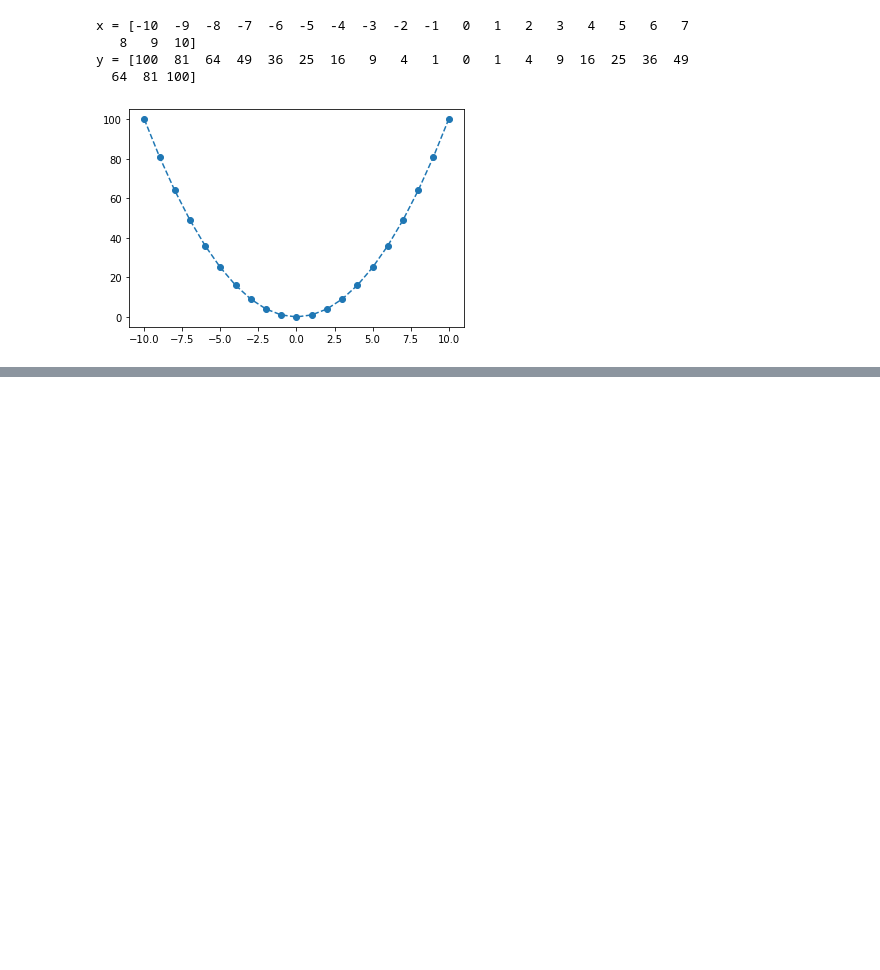
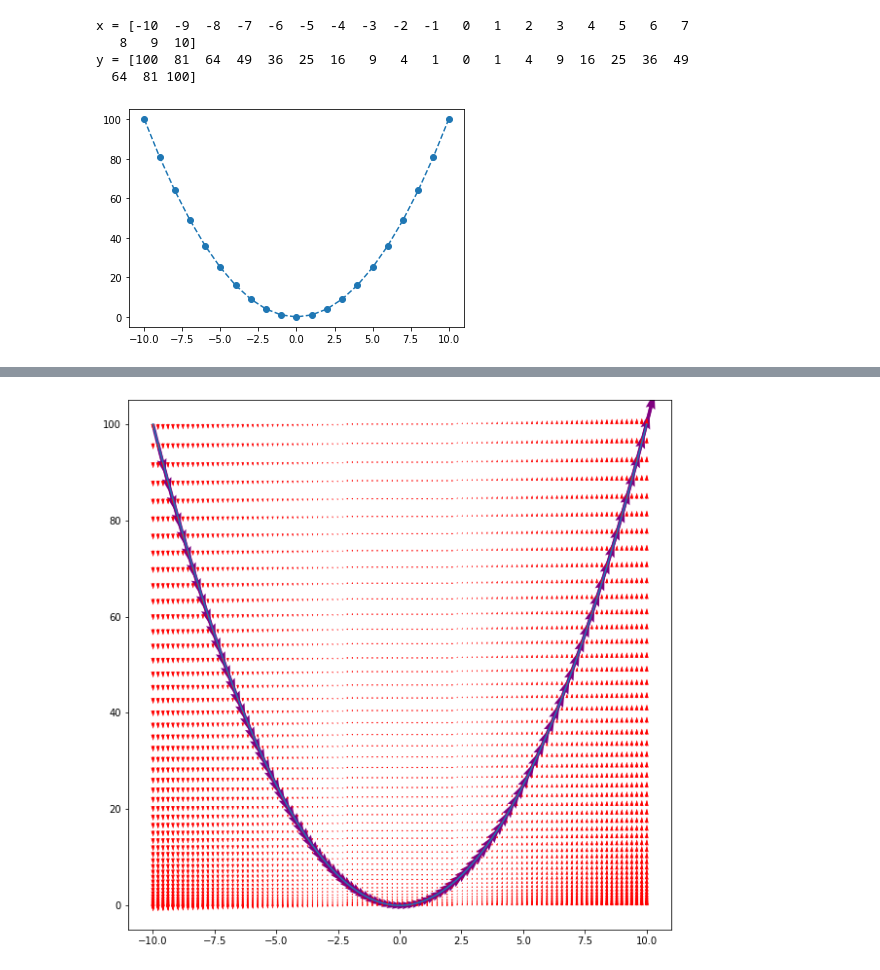
Before and after one commit to ravi4j/python_notebooks, a Jupyter notebook: Learn_plot_with_math.ipynb, the cells around one changed output, grey strips where cells are left out. Cells and saved outputs as stored; diff of their text form; code cells hidden in the pictures; blank space fills up the shorter version.

```diff
--- a/Learn_plot_with_math.ipynb
+++ b/Learn_plot_with_math.ipynb
@@ -107,0 +158,22 @@ dxdy = [1.0, 0.9994000299999999, 0.9988001200000003, 0.9982002700000003, 0.99760
+# %%
+import matplotlib.pylab as plt
+import numpy as np
+
+nx =.3
+ny =.3
+xf = np.arange(-3, 3, nx)
+yf = np.arange(-2,2, ny)
+Xf , Yf = np.meshgrid(x,y)
+dy1 = 2*Xf
+
+x = np.linspace(-10 , 10 , 100)
+y = x*x
+#print(f"x = {x} , y = {y}")
+dydx = np.gradient(y)
+plt.figure(figsize=(10 , 10))
+plt.plot(x , y)
+plt.quiver(x, y, np.ones(x.size) , dydx , color='purple')
+plt.quiver(Xf, Yf, np.ones(dy1.size) , dy1 , color='red')
+plt.show()
+# %% [output]
+[figure, added]
```
Also changed, not shown: parts of 5 cells of this notebook.
